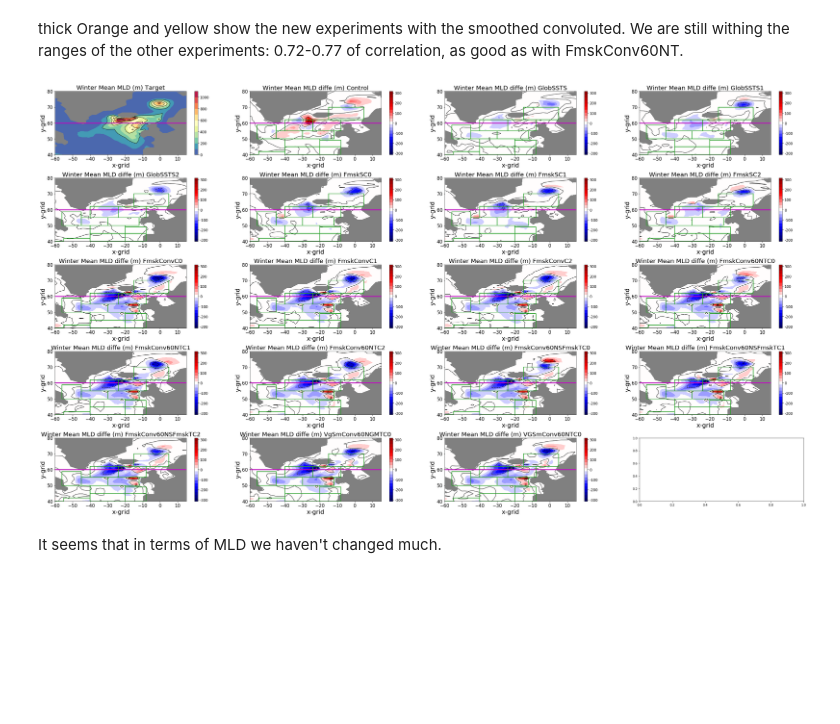
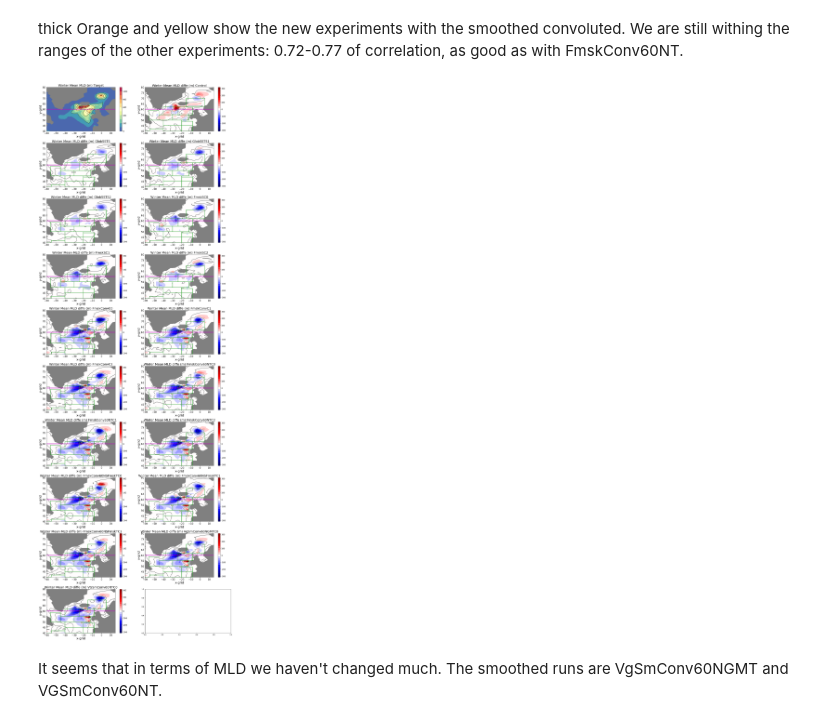
Before and after one commit to victorquik/Share_J_E, a Jupyter notebook: Smooth_Convoluted.ipynb, the cells around one changed output. Cells and saved outputs as stored; diff of their text form; code cells hidden in the pictures; blank space fills up the shorter version.

```diff
--- a/Smooth_Convoluted.ipynb
+++ b/Smooth_Convoluted.ipynb
@@ -1232,7 +1232,7 @@ tos_target=tos_target + ma.sum(tab_masked_temp[:2,:,:,:],axis=0)/3
 
 
 plt.close()
-fig, axes = plt.subplots(5,4,figsize=(4*9,20))
+fig, axes = plt.subplots(10,2,figsize=(2*9,50))
 i=0
 j=0
 
@@ -1263,7 +1263,7 @@ for imodel in range(ntarget):
 
     i=i+1
 
-    if i==4:
+    if i==2:
         i=0
         j=j+1
         axes[j,i].set_ylabel('Depth', fontsize=15)
@@ -1296,33 +1296,33 @@ for imodel in range(ntarget):
     axes[j,i].tick_params(axis='x', labelsize=15)
     axes[j,i].patch.set_facecolor('grey')
     cbar00 = plt.colorbar(cs00,ax=axes[j,i],values = range_diffe)
     cbar00.ax.tick_params(labelsize=12)
     cbar00.set_ticks(ticks_diffe)
     cbar00.set_ticklabels(ticks_diffe)
     axes[j,i].contour(lon[100:140,110:145],lat[100:140,110:145],mean, levels=ticks_diffe, linewidths=1, colors='k')
     axes[j,i].set_xlim((-60,15))
     axes[j,i].set_ylim((40,80))
     axes[j,i].axhline(y=60, color='m', lw=3)
 
     for l in range(32): # For each grid_box
 
 
 
         lat_bnds, lon_bnds = [Gilles_Grid[l,5], Gilles_Grid[l,3]], [Gilles_Grid[l,0], Gilles_Grid[l,2]]
 
         latss = [Gilles_Grid[l,3],Gilles_Grid[l,3], Gilles_Grid[l,5], Gilles_Grid[l,5],Gilles_Grid[l,3]]
         lonss = [Gilles_Grid[l,0], Gilles_Grid[l,2], Gilles_Grid[l,2],Gilles_Grid[l,0],Gilles_Grid[l,0]]
 
 
         # Variance explained
         axes[j,i].plot(lonss,latss, color ='tab:green', lw=2 )
 
 
 
 
 plt.tight_layout()
 plt.show()
 # %% [output]
-[figure, old version]
+[figure, new version]
 # %% [markdown]
-It seems that in terms of MLD we haven't changed much.
+It seems that in terms of MLD we haven't changed much. The smoothed runs are VgSmConv60NGMT and VGSmConv60NT.
```
